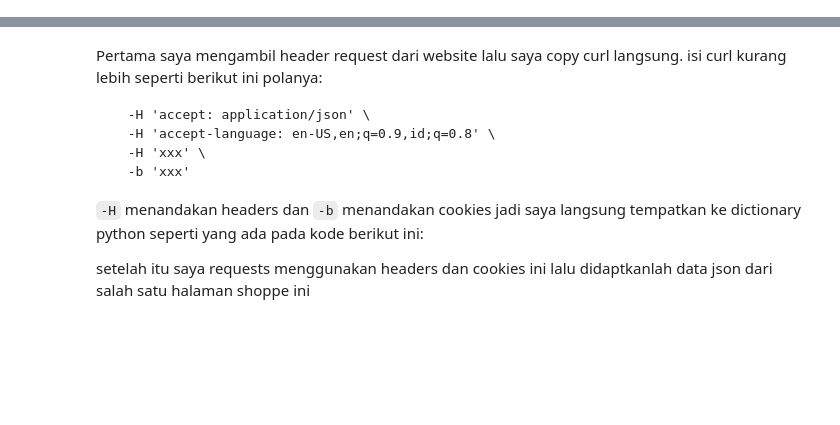
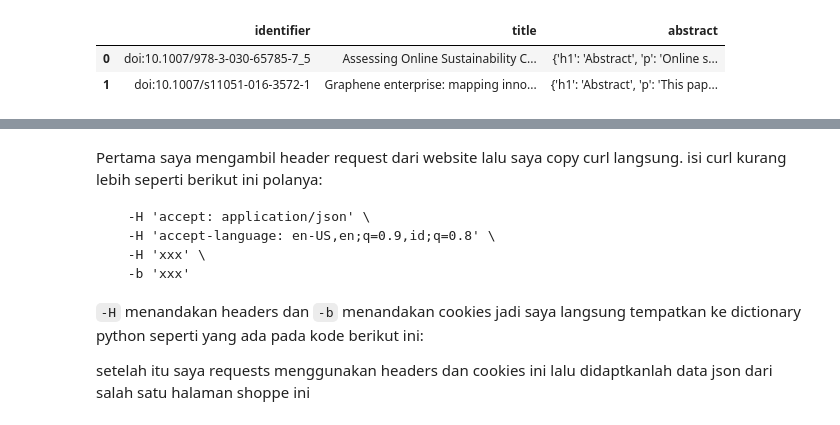
Before and after one commit to hanifbrian123/ppw, a Jupyter notebook: _sources/chapters/crawling-web.ipynb, the cells around one changed output, grey strips where cells are left out. Cells and saved outputs as stored; diff of their text form; code cells hidden in the pictures; blank space fills up the shorter version.

```diff
--- a/_sources/chapters/crawling-web.ipynb
+++ b/_sources/chapters/crawling-web.ipynb
@@ -0,0 +143,7 @@
+# %%
+df = pd.read_csv("csv/web-content-mining-journal.csv")
+df[['identifier', 'title', 'abstract']].head()
+# %% [output]
+|  | identifier | title | abstract |
+| 0 | doi:10.1007/978-3-030-65785-7_5 | Assessing Online Sustainability C... | {'h1': 'Abstract', 'p': 'Online s... |
+| 1 | doi:10.1007/s11051-016-3572-1 | Graphene enterprise: mapping inno... | {'h1': 'Abstract', 'p': 'This pap... |
```
Also changed, not shown: parts of 21 cells of this notebook, 8 other files.
